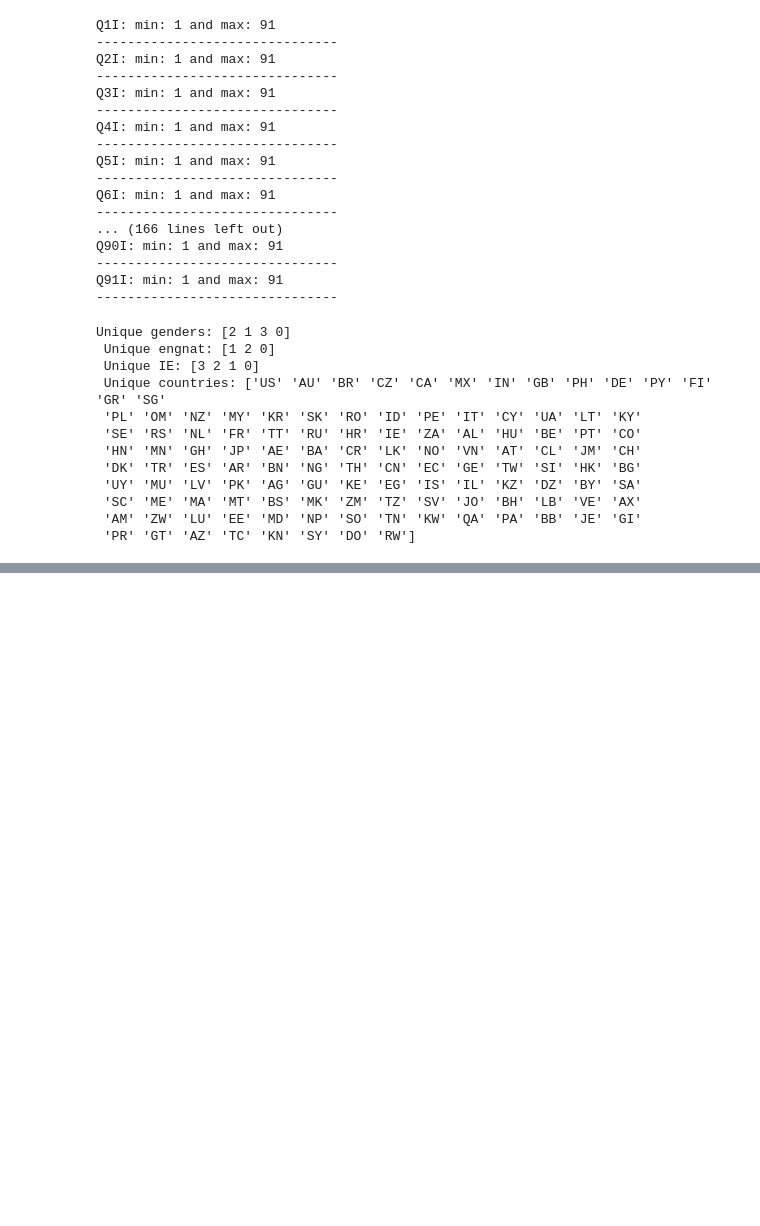
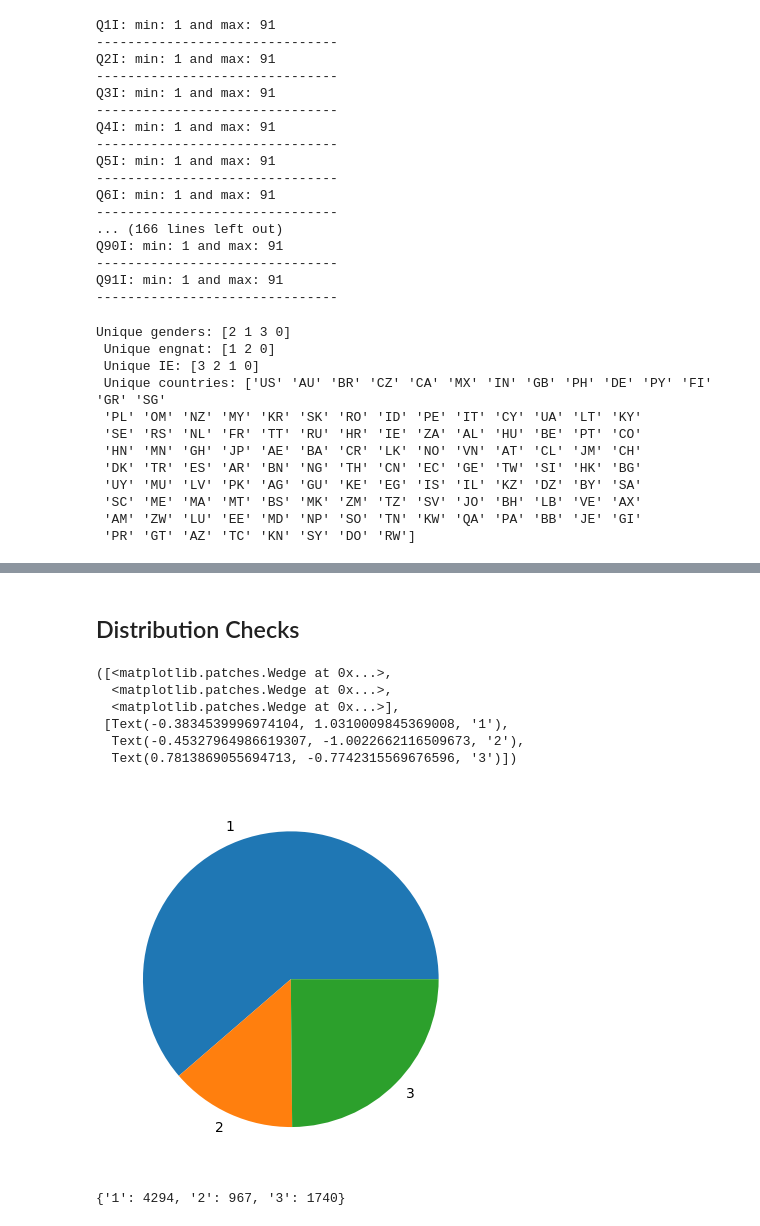
Before and after one commit to mohona-roy/introversion-extraversion-classification, a Jupyter notebook: Code.ipynb, the cells around one changed output, grey strips where cells are left out. Drawn from its saved outputs; the diff is of its cells as text; code cells hidden in the pictures; blank space fills up the shorter version.

Commit message:
Update Code.ipynb
Updates:
- Class imbalance checking. Paused for some literary search on SMOTE.

```diff
--- a/Code.ipynb
+++ b/Code.ipynb
@@ -334,0 +319,24 @@ ValueError: x must be 1D
+# %% [markdown]
+## Distribution Checks
+# %%
+categories = {'1': 0,
+              '2': 0,
+              '3': 0}
+for key in data['IE']:
+    key = str(key)
+    categories[key] += 1
+categories = dict(categories)
+# %%
+plt.pie(categories.values(), labels = categories.keys())
+# %% [output]
+([<matplotlib.patches.Wedge at 0x...>,
+  <matplotlib.patches.Wedge at 0x...>,
+  <matplotlib.patches.Wedge at 0x...>],
+ [Text(-0.3834539996974104, 1.0310009845369008, '1'),
+  Text(-0.45327964986619307, -1.0022662116509673, '2'),
+  Text(0.7813869055694713, -0.7742315569676596, '3')])
+[figure, added]
+# %%
+print(categories)
+# %% [output]
+{'1': 4294, '2': 967, '3': 1740}
```
Also changed, not shown: parts of 28 cells of this notebook.
